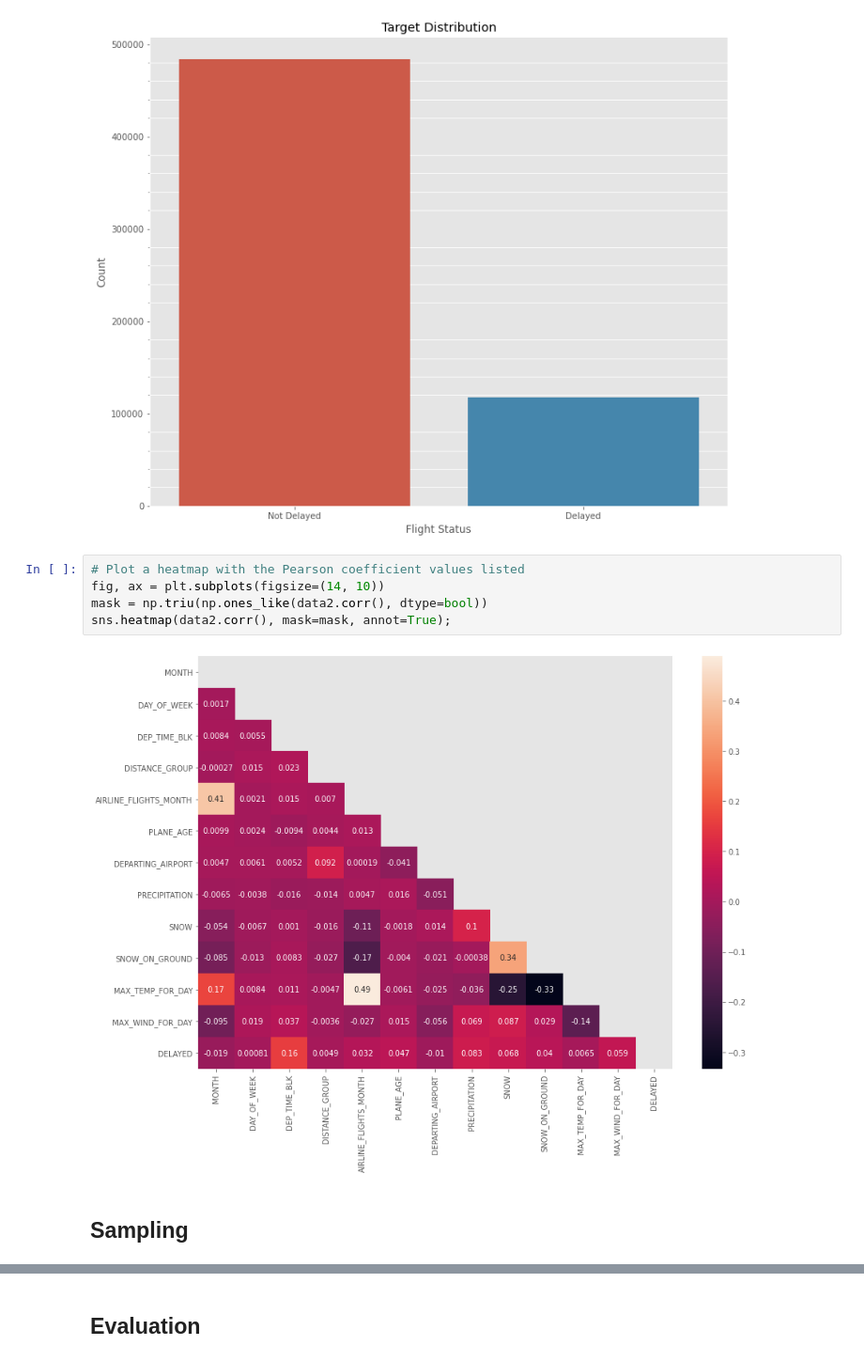
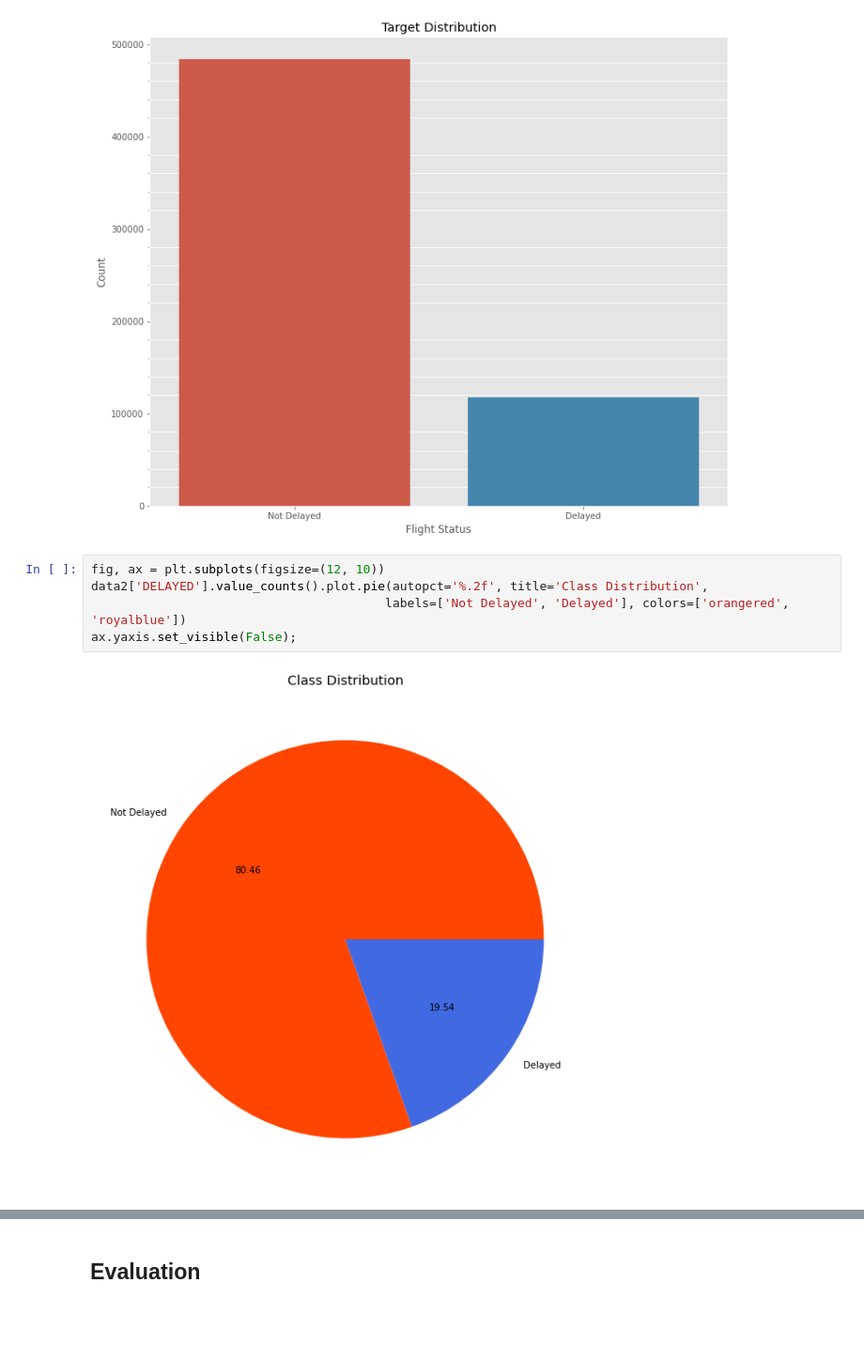
Before and after one commit to rookiescientist-andre/Whats-My-Flight-Status, a Jupyter notebook: flight_status_model.ipynb, the cells around one changed output, grey strips where cells are left out. Shown: that part at 94% size. Saved outputs shown, nothing was run; the diff lists cells and outputs as text; blank space fills up the shorter version.

```diff
--- a/flight_status_model.ipynb
+++ b/flight_status_model.ipynb
@@ -480,12 +516,10 @@ ax.set_xlabel("Flight Status")
 ax.set_ylabel("Count");
 # %% [output]
 [figure]
-# %%
-# Plot a heatmap with the Pearson coefficient values listed
-fig, ax = plt.subplots(figsize=(14, 10))
-mask = np.triu(np.ones_like(data2.corr(), dtype=bool))
-sns.heatmap(data2.corr(), mask=mask, annot=True);
-# %% [output]
-[figure, removed]
-# %% [markdown]
-## Sampling
+# %%
+fig, ax = plt.subplots(figsize=(12, 10))
+data2['DELAYED'].value_counts().plot.pie(autopct='%.2f', title='Class Distribution',
+                                        labels=['Not Delayed', 'Delayed'], colors=['orangered', 'royalblue'])
+ax.yaxis.set_visible(False);
+# %% [output]
+[figure, added]
```
Also changed, not shown: parts of 25 cells of this notebook.
